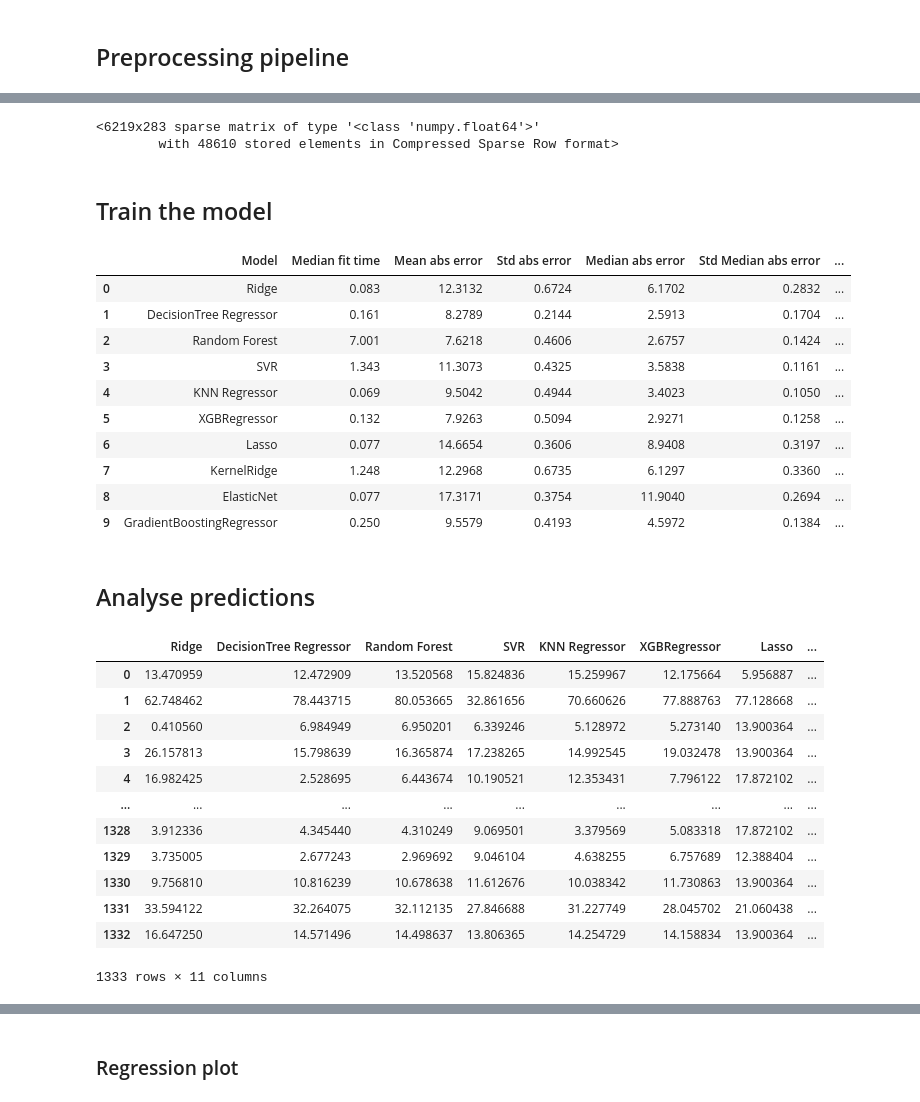
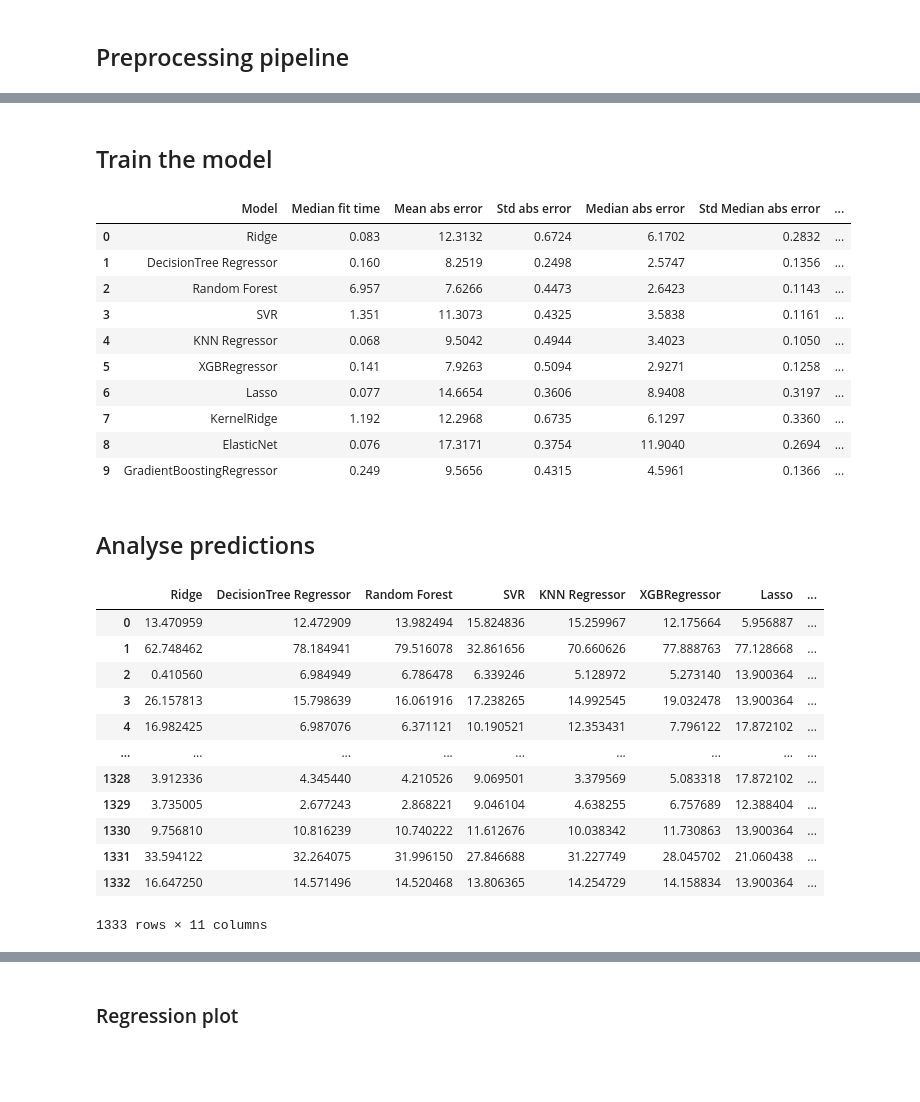
Before and after one commit to max-lutz/technical_case_fairly_made, a Jupyter notebook: notebooks/train_model_climate_change.ipynb, the cells around one changed output, grey strips where cells are left out. Drawn from its saved outputs; the diff is of its cells as text; code cells hidden in the pictures; blank space fills up the shorter version.

```diff
--- a/notebooks/train_model_climate_change.ipynb
+++ b/notebooks/train_model_climate_change.ipynb
@@ -105,12 +124,7 @@ X_train_preprocessed = preprocessing_pipeline.fit_transform(X_train)
-# %%
-X_train_preprocessed
-# %% [output]
-<6219x283 sparse matrix of type '<class 'numpy.float64'>'
-        with 48610 stored elements in Compressed Sparse Row format>
 # %% [markdown]
 ## Train the model
 # %%
-models_list = {
+model_list = {
                'Ridge': Ridge(),
                'DecisionTree Regressor': DecisionTreeRegressor(),
                'Random Forest': RandomForestRegressor(),
@@ -123,45 +137,50 @@ models_list = {
                'GradientBoostingRegressor': GradientBoostingRegressor()
               }
 
+# use mean and median absolute error because they are less sensitive to large errors which will happen.
 scoring = {'neg_mean_absolute_error':'neg_mean_absolute_error', 'neg_median_absolute_error': 'neg_median_absolute_error', 'r2':'r2'}
 columns = ['Model', 'Median fit time', 'Mean abs error', 'Std abs error', 'Median abs error', 'Std Median abs error', 'Mean r2', 'Std r2']
 
+# use cross validation with 5 folds
 folds = KFold(n_splits=5, shuffle=True, random_state=0)
 # %%
-X = X_train
-y = y_train
-
 model_perf_matrix = []
 predictions = pd.DataFrame()
-for model_name, model in tqdm(models_list.items()):
+for model_name, model in tqdm(model_list.items()):
+    # create preprocessing and training pipeline
     pipeline = Pipeline([
         ('preprocessing', generate_preprocessing_transformer()),
         ('model', model)
     ])
 
-    cv_score = cross_validate(pipeline, X, y, cv=folds, scoring=scoring, verbose=0, error_score="raise");
+    # train the pipeline on the folds to get a better estimate absolute error and the std absolute error.
+    cv_score = cross_validate(pipeline, X_train, y_train, cv=folds, scoring=scoring, verbose=0, error_score="raise");
     model_perf_matrix.append([model_name, round(cv_score['fit_time'].mean(),3),
-                                          round(-cv_score['test_neg_mean_absolute_error'].mean(),4), round(cv_score['test_neg_mean_absolute_error'].std(),4),
-                                          round(-cv_score['test_neg_median_absolute_error'].mean(),4), round(cv_score['test_neg_median_absolute_error'].std(),4),
+                                          round(-cv_score['test_neg_mean_absolute_error'].mean(),4),
+                                          round(cv_score['test_neg_mean_absolute_error'].std(),4),
+                                          round(-cv_score['test_neg_median_absolute_error'].mean(),4),
+                                          round(cv_score['test_neg_median_absolute_error'].std(),4),
                                           round(cv_score['test_r2'].mean(),4), round(cv_score['test_r2'].std(),4)])
 
-    pipeline.fit(X, y)
+    # fit the pipeline on all the training data to predict validation data
+    pipeline.fit(X_train, y_train)
     predictions[model_name] = pipeline.predict(X_val).T
 
+# build the model performance dataframe
 df_model_perf = pd.DataFrame(model_perf_matrix, columns=columns)
 df_model_perf
 # %% [output]
 |  | Model | Median fit time | Mean abs error | Std abs error | Median abs error | Std Median abs error | ... |
 | 0 | Ridge | 0.083 | 12.3132 | 0.6724 | 6.1702 | 0.2832 | ... |
-| 1 | DecisionTree Regressor | 0.161 | 8.2789 | 0.2144 | 2.5913 | 0.1704 | ... |
-| 2 | Random Forest | 7.001 | 7.6218 | 0.4606 | 2.6757 | 0.1424 | ... |
-| 3 | SVR | 1.343 | 11.3073 | 0.4325 | 3.5838 | 0.1161 | ... |
-| 4 | KNN Regressor | 0.069 | 9.5042 | 0.4944 | 3.4023 | 0.1050 | ... |
-| 5 | XGBRegressor | 0.132 | 7.9263 | 0.5094 | 2.9271 | 0.1258 | ... |
+| 1 | DecisionTree Regressor | 0.160 | 8.2519 | 0.2498 | 2.5747 | 0.1356 | ... |
+| 2 | Random Forest | 6.957 | 7.6266 | 0.4473 | 2.6423 | 0.1143 | ... |
+| 3 | SVR | 1.351 | 11.3073 | 0.4325 | 3.5838 | 0.1161 | ... |
+| 4 | KNN Regressor | 0.068 | 9.5042 | 0.4944 | 3.4023 | 0.1050 | ... |
+| 5 | XGBRegressor | 0.141 | 7.9263 | 0.5094 | 2.9271 | 0.1258 | ... |
 | 6 | Lasso | 0.077 | 14.6654 | 0.3606 | 8.9408 | 0.3197 | ... |
-| 7 | KernelRidge | 1.248 | 12.2968 | 0.6735 | 6.1297 | 0.3360 | ... |
-| 8 | ElasticNet | 0.077 | 17.3171 | 0.3754 | 11.9040 | 0.2694 | ... |
-| 9 | GradientBoostingRegressor | 0.250 | 9.5579 | 0.4193 | 4.5972 | 0.1384 | ... |
+| 7 | KernelRidge | 1.192 | 12.2968 | 0.6735 | 6.1297 | 0.3360 | ... |
+| 8 | ElasticNet | 0.076 | 17.3171 | 0.3754 | 11.9040 | 0.2694 | ... |
+| 9 | GradientBoostingRegressor | 0.249 | 9.5656 | 0.4315 | 4.5961 | 0.1366 | ... |
 # %% [markdown]
 ## Analyse predictions
 # %%
@@ -169,16 +188,16 @@ predictions['label'] = y_val
 predictions
 # %% [output]
 |  | Ridge | DecisionTree Regressor | Random Forest | SVR | KNN Regressor | XGBRegressor | Lasso | ... |
-| 0 | 13.470959 | 12.472909 | 13.520568 | 15.824836 | 15.259967 | 12.175664 | 5.956887 | ... |
-| 1 | 62.748462 | 78.443715 | 80.053665 | 32.861656 | 70.660626 | 77.888763 | 77.128668 | ... |
-| 2 | 0.410560 | 6.984949 | 6.950201 | 6.339246 | 5.128972 | 5.273140 | 13.900364 | ... |
-| 3 | 26.157813 | 15.798639 | 16.365874 | 17.238265 | 14.992545 | 19.032478 | 13.900364 | ... |
-| 4 | 16.982425 | 2.528695 | 6.443674 | 10.190521 | 12.353431 | 7.796122 | 17.872102 | ... |
+| 0 | 13.470959 | 12.472909 | 13.982494 | 15.824836 | 15.259967 | 12.175664 | 5.956887 | ... |
+| 1 | 62.748462 | 78.184941 | 79.516078 | 32.861656 | 70.660626 | 77.888763 | 77.128668 | ... |
+| 2 | 0.410560 | 6.984949 | 6.786478 | 6.339246 | 5.128972 | 5.273140 | 13.900364 | ... |
+| 3 | 26.157813 | 15.798639 | 16.061916 | 17.238265 | 14.992545 | 19.032478 | 13.900364 | ... |
+| 4 | 16.982425 | 6.987076 | 6.371121 | 10.190521 | 12.353431 | 7.796122 | 17.872102 | ... |
 | ... | ... | ... | ... | ... | ... | ... | ... | ... |
-| 1328 | 3.912336 | 4.345440 | 4.310249 | 9.069501 | 3.379569 | 5.083318 | 17.872102 | ... |
-| 1329 | 3.735005 | 2.677243 | 2.969692 | 9.046104 | 4.638255 | 6.757689 | 12.388404 | ... |
-| 1330 | 9.756810 | 10.816239 | 10.678638 | 11.612676 | 10.038342 | 11.730863 | 13.900364 | ... |
-| 1331 | 33.594122 | 32.264075 | 32.112135 | 27.846688 | 31.227749 | 28.045702 | 21.060438 | ... |
-| 1332 | 16.647250 | 14.571496 | 14.498637 | 13.806365 | 14.254729 | 14.158834 | 13.900364 | ... |
+| 1328 | 3.912336 | 4.345440 | 4.210526 | 9.069501 | 3.379569 | 5.083318 | 17.872102 | ... |
+| 1329 | 3.735005 | 2.677243 | 2.868221 | 9.046104 | 4.638255 | 6.757689 | 12.388404 | ... |
+| 1330 | 9.756810 | 10.816239 | 10.740222 | 11.612676 | 10.038342 | 11.730863 | 13.900364 | ... |
+| 1331 | 33.594122 | 32.264075 | 31.996150 | 27.846688 | 31.227749 | 28.045702 | 21.060438 | ... |
+| 1332 | 16.647250 | 14.571496 | 14.520468 | 13.806365 | 14.254729 | 14.158834 | 13.900364 | ... |
 1333 rows × 11 columns
 # %%
```
Also changed, not shown: parts of 16 cells of this notebook.
